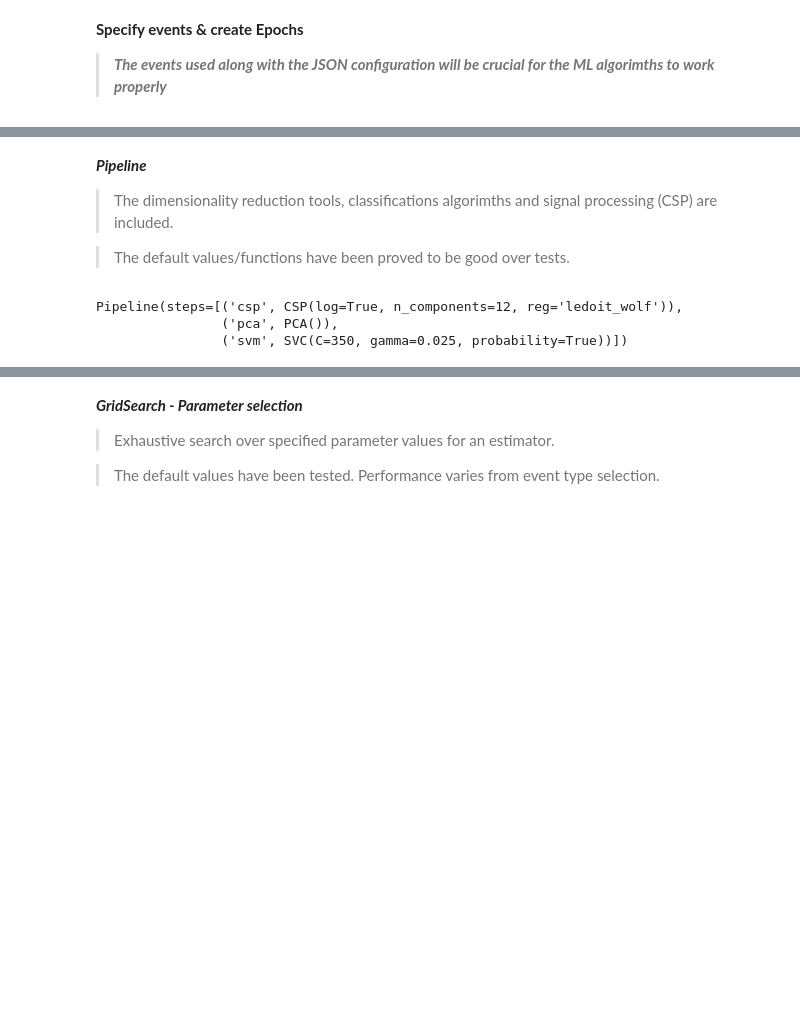
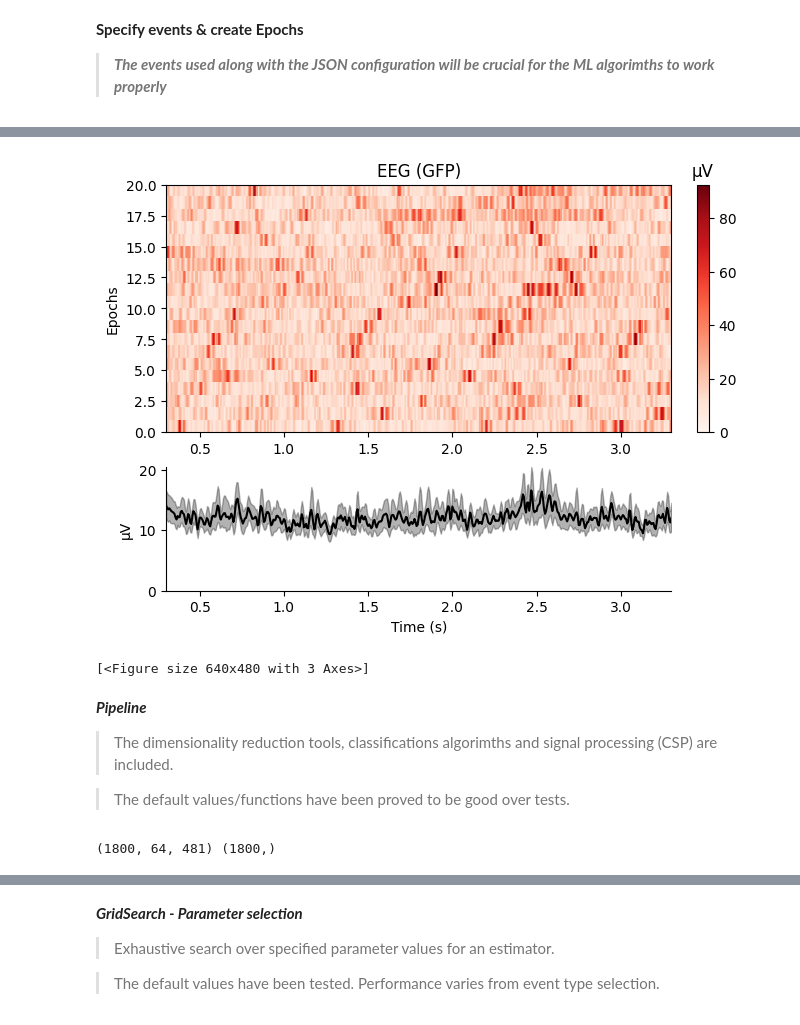
Before and after one commit to JOKITON/total_persceptive_vortex, a Jupyter notebook: main/jupyter_nb/main.ipynb, the cells around one changed output, grey strips where cells are left out. Saved outputs shown, nothing was run; the diff lists cells and outputs as text; code cells hidden in the pictures; blank space fills up the shorter version.

```diff
--- a/main/jupyter_nb/main.ipynb
+++ b/main/jupyter_nb/main.ipynb
@@ -164,32 +204,15 @@ X_test shape: (180, 64, 641)
+# %%
+epochs[:20].plot_image(picks='eeg')
+# %% [output]
+[figure, added]
+[<Figure size 640x480 with 3 Axes>]
 # %% [markdown]
 ***Pipeline***
 
 >The dimensionality reduction tools, classifications algorimths and signal processing (CSP) are included.
 
 >The default values/functions have been proved to be good over tests.
-# %%
-svm_clf = SVC(kernel='rbf', C=350, gamma=0.025, probability=True)
-mlp_clf = MLPClassifier(hidden_layer_sizes=(100, 50), max_iter=500)
-rf_clf = RandomForestClassifier(n_estimators=150, max_depth=25, min_samples_split=15, random_state=42)
-ensemble = VotingClassifier(estimators=[('svm', svm_clf), ('mlp', mlp_clf)], voting='soft')
-
-# Create a new pipeline for LDA
-pipeline = Pipeline([
-    ('csp', CSP(n_components=12, reg='ledoit_wolf', log=True, norm_trace=False)),
-
-    ('pca', PCA()),
-
-    #* Choose only one of the following classifiers
-	# ('clf', ensemble)
-	# ('lda', LDA())
-    ('svm', svm_clf)
-	# ('rf', rf_clf)
-    # ('mlp', mlp_clf)
-])
-
-# Fit the pipeline to the data
-pipeline.fit(X_train, y_train)
-# %% [output]
-Pipeline(steps=[('csp', CSP(log=True, n_components=12, reg='ledoit_wolf')),
-                ('pca', PCA()),
-                ('svm', SVC(C=350, gamma=0.025, probability=True))])
+# %%
+print(X_train.shape, y_train.shape)
+# %% [output]
+(1800, 64, 481) (1800,)
```
Also changed, not shown: parts of 24 cells of this notebook, 26 other files.
